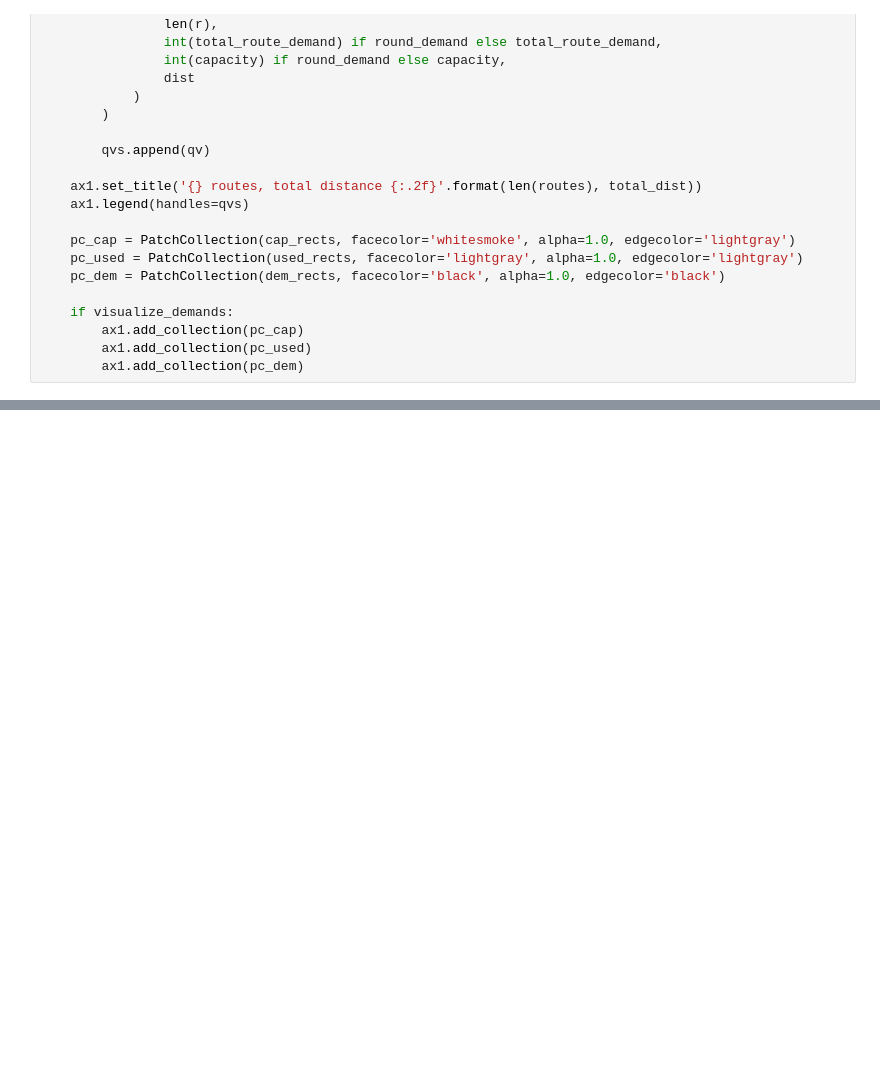
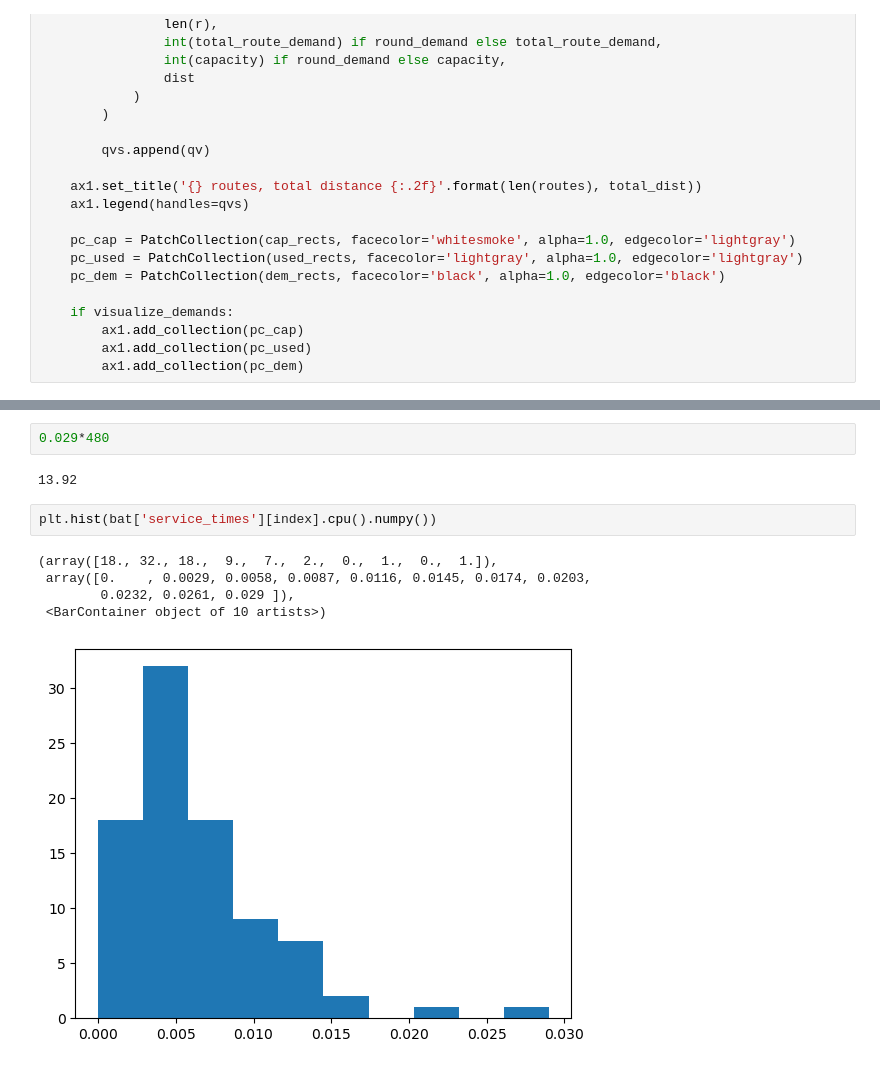
Before and after one commit to JTrainer-STORi/learning-pdtrp, a Jupyter notebook: import_model.ipynb, the cells around one changed output, grey strips where cells are left out. Cells and saved outputs as stored; diff of their text form; blank space fills up the shorter version.

```diff
--- a/import_model.ipynb
+++ b/import_model.ipynb
@@ -264,0 +319,12 @@ plot_tsp(bat['all_nodes'][0].cpu().numpy(), or_tools_tour, axs[1])
+# %%
+0.029*480
+# %% [output]
+13.92
+# %%
+plt.hist(bat['service_times'][index].cpu().numpy())
+# %% [output]
+(array([18., 32., 18.,  9.,  7.,  2.,  0.,  1.,  0.,  1.]),
+ array([0.    , 0.0029, 0.0058, 0.0087, 0.0116, 0.0145, 0.0174, 0.0203,
+        0.0232, 0.0261, 0.029 ]),
+ <BarContainer object of 10 artists>)
+[figure, added]
```
Also changed, not shown: parts of 15 cells of this notebook, 6 other files.
